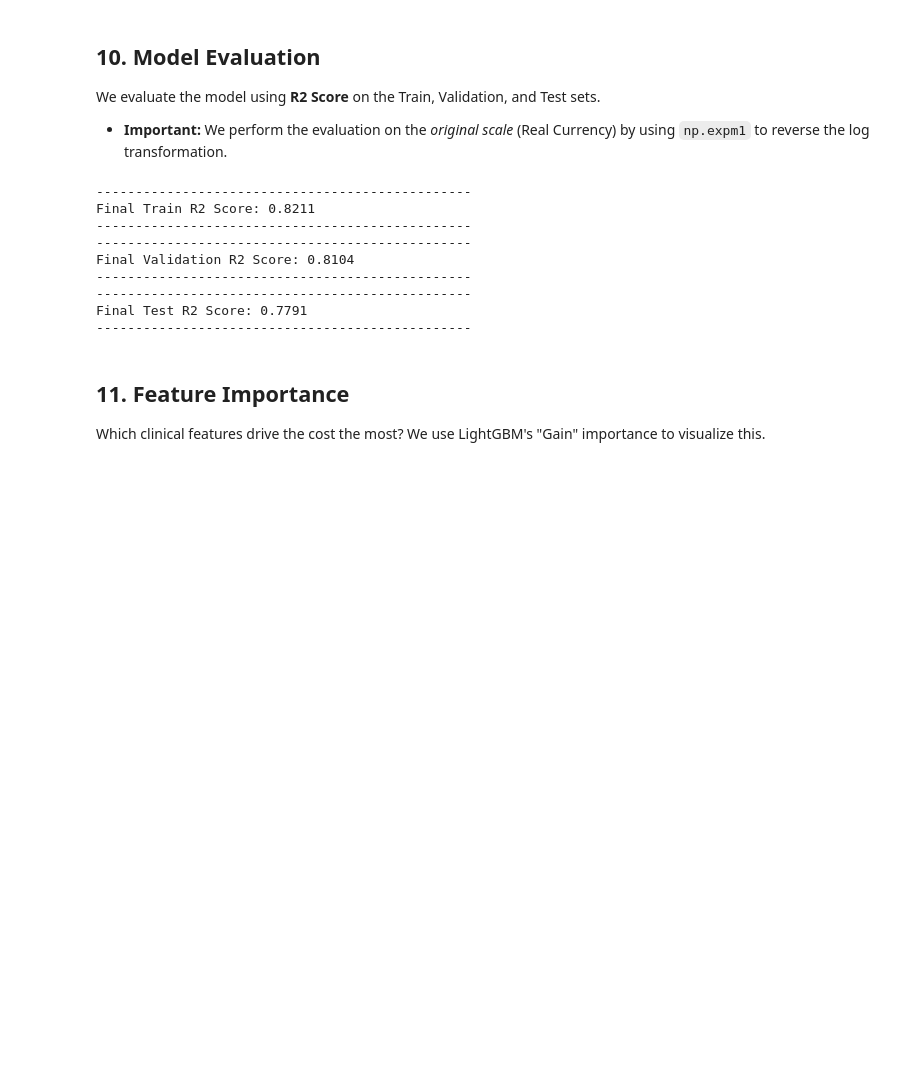
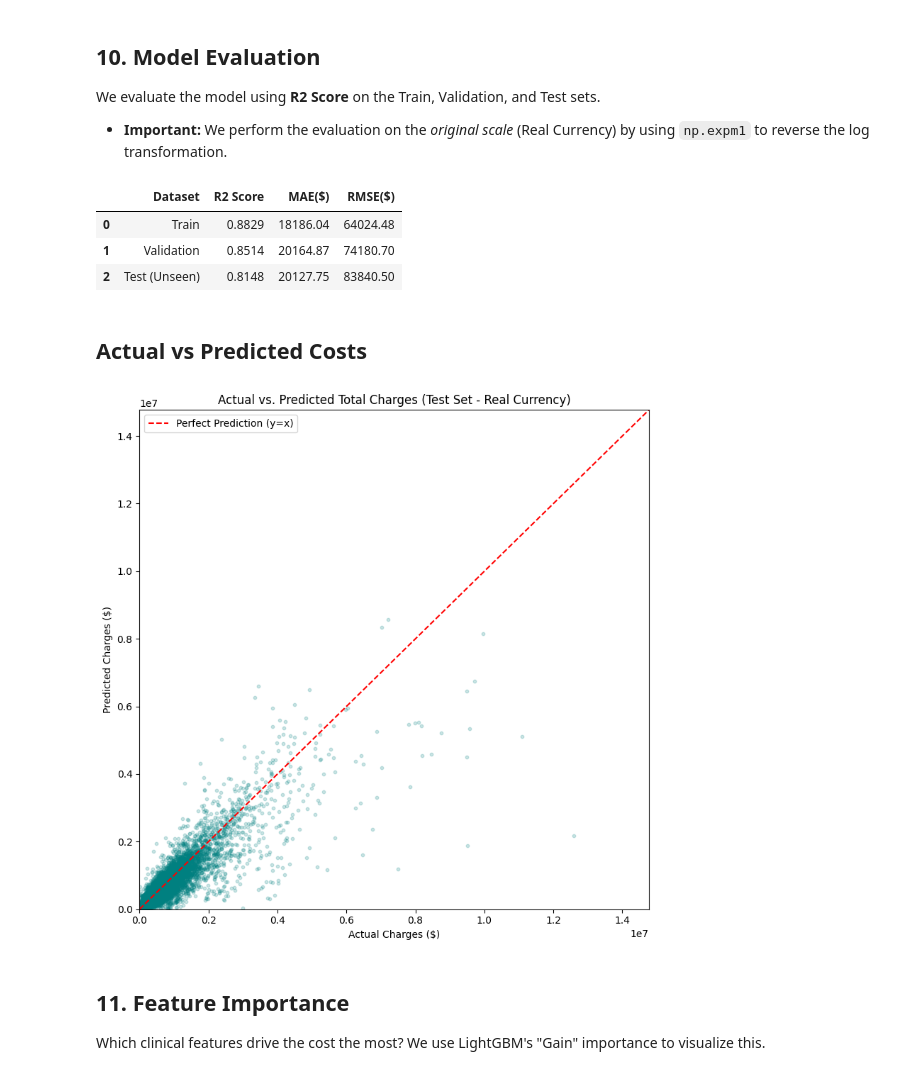
Before and after one commit to OwenGeeAndre/pROJECTS, a Jupyter notebook: Hospital Charges Prediction.ipynb, the cells around one changed output. Saved outputs shown, nothing was run; the diff lists cells and outputs as text; code cells hidden in the pictures; blank space fills up the shorter version.

Commit message:
Kaggle Notebook | Hospital Charges Price Prediction | Version 6

```diff
--- a/Hospital Charges Prediction.ipynb
+++ b/Hospital Charges Prediction.ipynb
@@ -305,28 +314,3 @@ Did not meet early stopping. Best iteration is:
 ## 10. Model Evaluation
 We evaluate the model using **R2 Score** on the Train, Validation, and Test sets.
 *   **Important:** We perform the evaluation on the *original scale* (Real Currency) by using `np.expm1` to reverse the log transformation.
-# %%
-def evaluate_model(x_data, y_data, dataset_name):
-    log_preds = final_model.predict(x_data)
-    final_preds = np.expm1(log_preds)
-    y_actuals = np.expm1(y_data)
-    score = r2_score(y_actuals, final_preds)
-    print(f"------------------------------------------------")
-    print(f"Final {dataset_name} R2 Score: {score:.4f}")
-    print(f"------------------------------------------------")
-    return y_actuals, final_preds
-
-# Evaluate on all sets
-_, _ = evaluate_model(xtrain, ytrain, "Train")
-_, _ = evaluate_model(xval, yval, "Validation")
-ytest_actuals, test_preds = evaluate_model(xtest, ytest, "Test")
-# %% [output]
-------------------------------------------------
-Final Train R2 Score: 0.8211
-------------------------------------------------
-------------------------------------------------
-Final Validation R2 Score: 0.8104
-------------------------------------------------
-------------------------------------------------
-Final Test R2 Score: 0.7791
-------------------------------------------------
@@ -333,3 +339,37 @@ Final Test R2 Score: 0.7791
+# %%
+# Evaluate on all sets
+metrics_train, y_train_real, train_preds_real = evaluate_model(xtrain, ytrain, final_model, "Train")
+metrics_val, y_val_real, val_preds_real = evaluate_model(xval, yval, final_model, "Validation")
+metrics_test, y_test_real, test_preds_real = evaluate_model(xtest, ytest, final_model, "Test (Unseen)")
+
+# Display side-by-side comparison table
+results_summary = pd.DataFrame([metrics_train, metrics_val, metrics_test])
+display(results_summary)
+# %% [output]
+|  | Dataset | R2 Score | MAE($) | RMSE($) |
+| 0 | Train | 0.8829 | 18186.04 | 64024.48 |
+| 1 | Validation | 0.8514 | 20164.87 | 74180.70 |
+| 2 | Test (Unseen) | 0.8148 | 20127.75 | 83840.50 |
+# %% [markdown]
+## Actual vs Predicted Costs
+# %%
+plt.figure(figsize=(8, 8))
+plt.scatter(y_test_real, test_preds_real, alpha=0.2, color='teal', s=10)
+
+# Ideal reference line (y = x)
+max_val = max(y_test_real.max(), test_preds_real.max())
+plt.plot([0, max_val], [0, max_val], color='red', linestyle='--', label='Perfect Prediction (y=x)')
+
+plt.title("Actual vs. Predicted Total Charges (Test Set - Real Currency)")
+plt.xlabel("Actual Charges ($)")
+plt.ylabel("Predicted Charges ($)")
+plt.xlim(0, max_val * 0.75) # Adjust zoom to focus on main distribution
+plt.ylim(0, max_val * 0.75)
+plt.legend()
+plt.tight_layout()
+plt.show()
+# %% [output]
+[figure, added]
 # %% [markdown]
 ## 11. Feature Importance
 Which clinical features drive the cost the most? We use LightGBM's "Gain" importance to visualize this.
```
Also changed, not shown: parts of 18 cells of this notebook.
